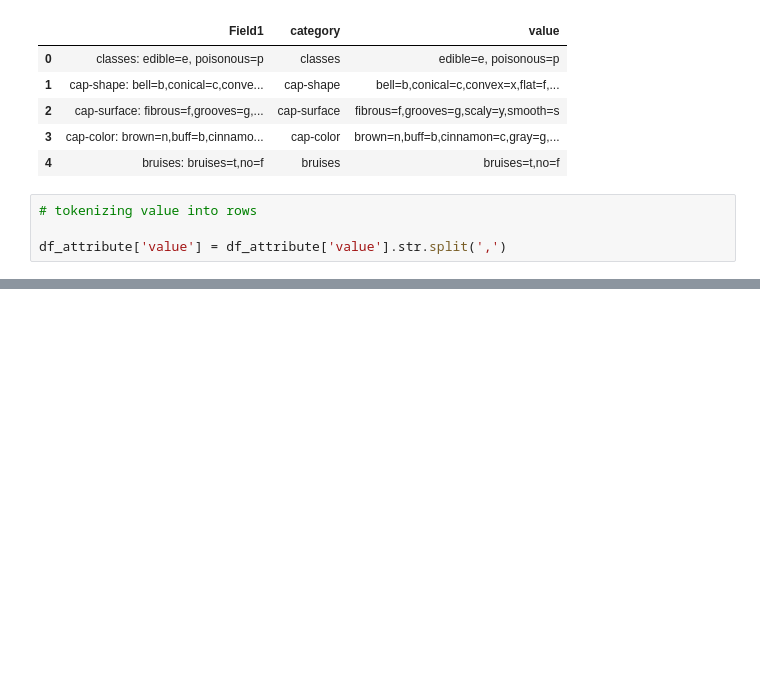
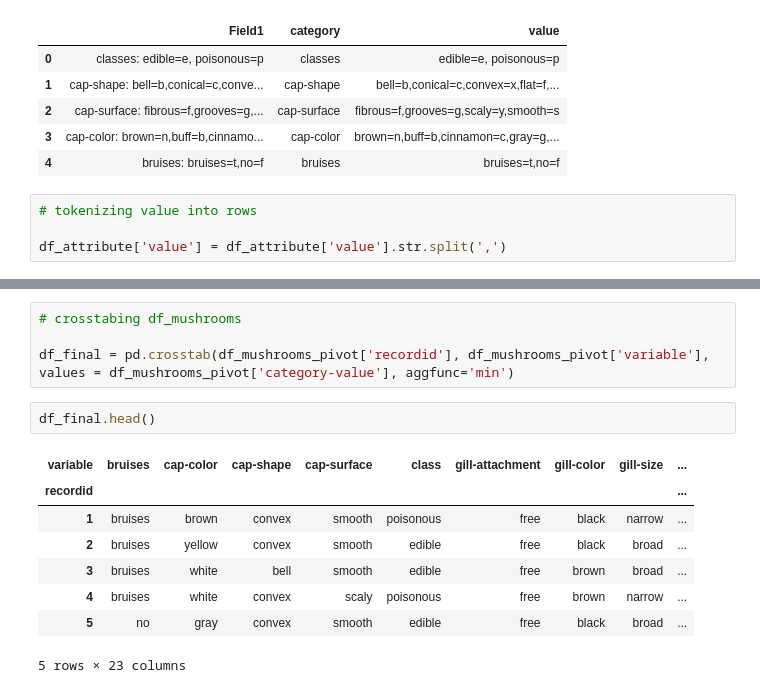
Before and after one commit to sknman92/Alteryx-Challenges-in-Python, a Jupyter notebook: Challenge 224_Mushrooms for Improvement.ipynb, the cells around one changed output, grey strips where cells are left out. Cells and saved outputs as stored; diff of their text form; blank space fills up the shorter version.

```diff
--- a/Challenge 224_Mushroom for Improvement/Challenge 224_Mushrooms for Improvement.ipynb
+++ b/Challenge 224_Mushrooms for Improvement.ipynb
@@ -276,0 +273,15 @@ pd.crosstab(df_mushrooms_pivot['recordid'], df_mushrooms_pivot[''])
+# %%
+# crosstabing df_mushrooms
+
+df_final = pd.crosstab(df_mushrooms_pivot['recordid'], df_mushrooms_pivot['variable'], values = df_mushrooms_pivot['category-value'], aggfunc='min')
+# %%
+df_final.head()
+# %% [output]
+| variable | bruises | cap-color | cap-shape | cap-surface | class | gill-attachment | gill-color | gill-size | ... |
+| recordid |  |  |  |  |  |  |  |  | ... |
+| 1 | bruises | brown | convex | smooth | poisonous | free | black | narrow | ... |
+| 2 | bruises | yellow | convex | smooth | edible | free | black | broad | ... |
+| 3 | bruises | white | bell | smooth | edible | free | brown | broad | ... |
+| 4 | bruises | white | convex | scaly | poisonous | free | brown | narrow | ... |
+| 5 | no | gray | convex | smooth | edible | free | black | broad | ... |
+5 rows × 23 columns
```
Also changed, not shown: parts of 17 cells of this notebook, 2 other files.
